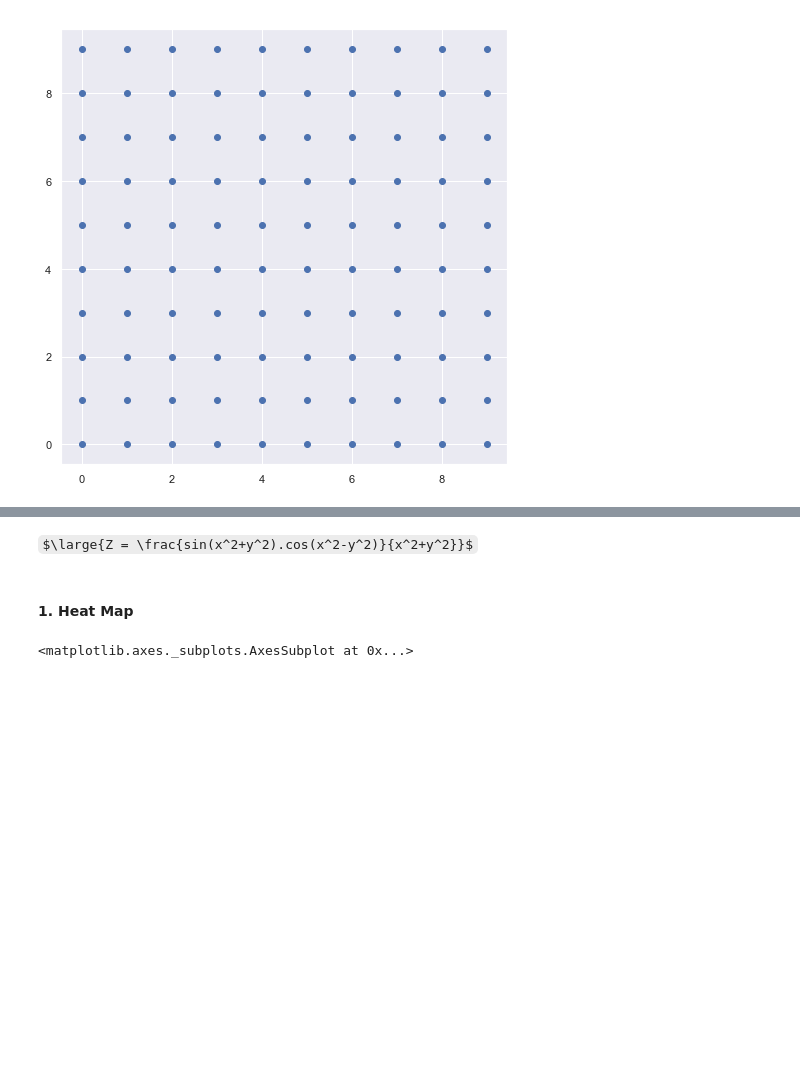
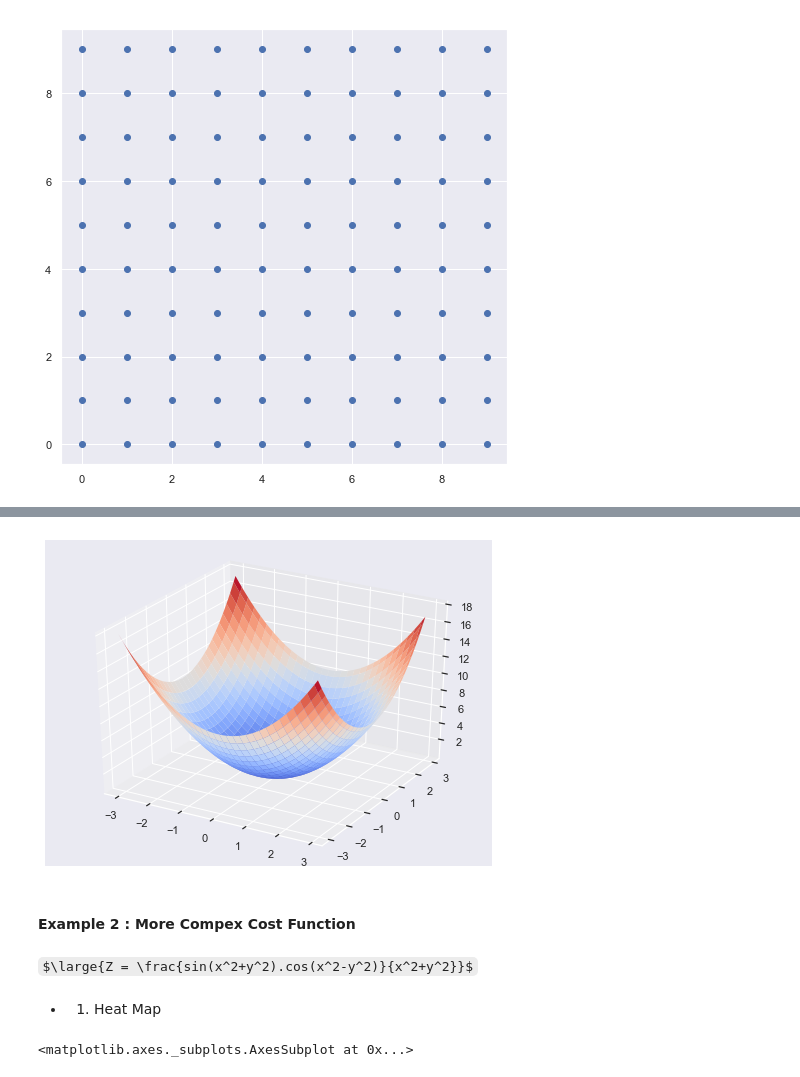
Before and after one commit to npshub/numpy, a Jupyter notebook: 3.Meshgrid.ipynb, the cells around one changed output, grey strips where cells are left out. Drawn from its saved outputs; the diff is of its cells as text; code cells hidden in the pictures; some formulas as TeX source; blank space fills up the shorter version.

```diff
--- a/3.Meshgrid.ipynb
+++ b/3.Meshgrid.ipynb
@@ -56,3 +88,20 @@ plt.scatter(XG,YG)
+# %%
+from matplotlib import cm
+from mpl_toolkits.mplot3d import Axes3D
+fig = plt.figure(figsize = [8,6])
+ax = fig.gca(projection='3d')
+
+# Plot the surface.
+surf = ax.plot_surface(XG, YG, ZG,\
+                       cmap=cm.coolwarm,\
+                       linewidth=0)
+
+
+plt.show()
+# %% [output]
+[figure, added]
+# %% [markdown]
+#### Example 2 : More Compex  Cost Function
 # %% [markdown]
 $\large{Z = \frac{sin(x^2+y^2).cos(x^2-y^2)}{x^2+y^2}}$
 # %%
@@ -64,7 +113,7 @@ XG, YG = np.meshgrid(xs, ys, sparse=True)
 # %%
 ZG = np.sin(XG**2 + YG**2)*np.cos(XG**2 - YG**2) / (XG**2 + YG**2)
 # %% [markdown]
-#### 1. Heat Map
+- 1. Heat Map
 # %%
 plt.figure(figsize = [10,8])
 sns.heatmap(ZG, annot =False,cmap ="YlGnBu",linewidths=.2)
```
Also changed, not shown: parts of 12 cells of this notebook, 2 other files.
